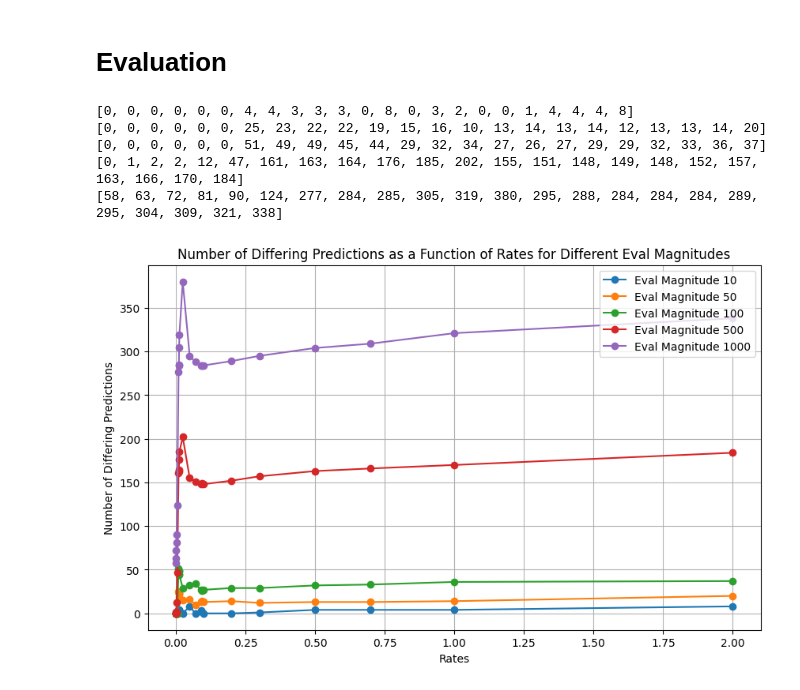
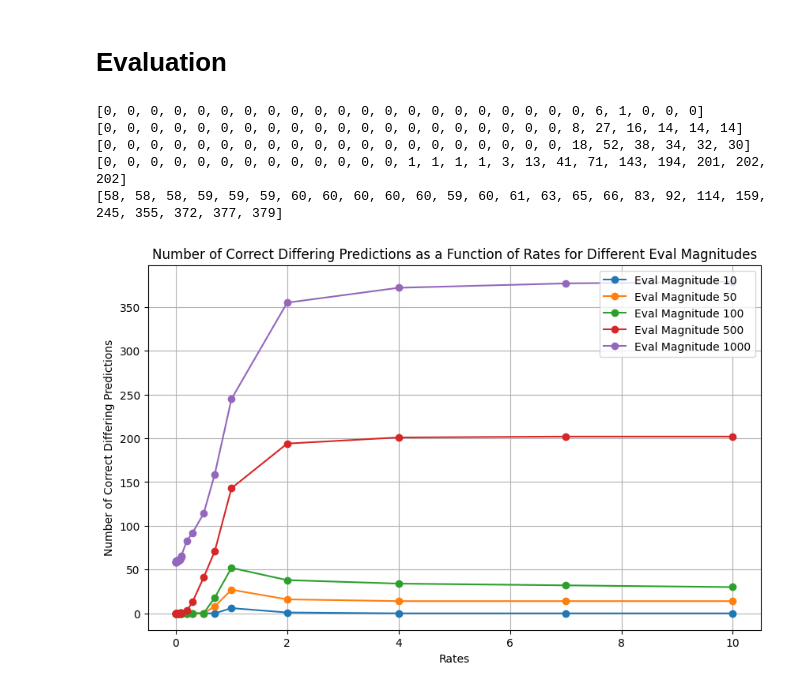
Before and after one commit to maethan/BTB-5190, a Jupyter notebook: Colab Notebooks/CIS_519_Project_Part_2.ipynb, the cells around one changed output. Cells and saved outputs as stored; diff of their text form; code cells hidden in the pictures.

```diff
--- a/Colab Notebooks/CIS_519_Project_Part_2.ipynb
+++ b/Colab Notebooks/CIS_519_Project_Part_2.ipynb
@@ -375,7 +405,7 @@ class CustomLogisticRegression:
         return A
 
     def penalty(self, X, pred):
-      sig_grad = (1 - pred)
+      sig_grad = pred * (1 - pred)
       p_cs = X[:,0]
       pena = 0
       for i, sig_g in enumerate(sig_grad):
@@ -396,7 +426,7 @@ class CustomLogisticRegression:
               pena -= sig_g
 
 
-      return (self.c * pena / X.shape[1])
+      return (self.c * pena / X.shape[0])
 
     def fit(self, X, y):
         n_samples, n_features = X.shape
@@ -548,7 +578,7 @@ def count_differing(df):
     #        ((df['home_line'] > 0) & (df['label'] == 1))
     return matching_rows
 
-rates = [0, .001, 0.0015, 0.002, 0.003 , 0.005, 0.01, 0.0105, 0.011, 0.012, 0.013, .025 , 0.05, 0.07, 0.09, 0.095, .1, .2, .3, .5, 0.7, 1, 2]
+rates = [0, .001, 0.0015, 0.002, 0.003 , 0.005, 0.01, 0.0105, 0.011, 0.012, 0.013, .025 , 0.05, 0.07, 0.09, 0.095, .1, .2, .3, .5, 0.7, 1, 2, 4, 7, 10]
 eval_magnitude = [10, 50, 100, 500, 1000]
 different = []
 differents = {}
@@ -599,26 +629,26 @@ for mag in eval_magnitude:
   different = differents[mag]
   print([row[1] for row in different])
 # %% [output]
-[0, 0, 0, 0, 0, 0, 4, 4, 3, 3, 3, 0, 8, 0, 3, 2, 0, 0, 1, 4, 4, 4, 8]
-[0, 0, 0, 0, 0, 0, 25, 23, 22, 22, 19, 15, 16, 10, 13, 14, 13, 14, 12, 13, 13, 14, 20]
-[0, 0, 0, 0, 0, 0, 51, 49, 49, 45, 44, 29, 32, 34, 27, 26, 27, 29, 29, 32, 33, 36, 37]
-[0, 1, 2, 2, 12, 47, 161, 163, 164, 176, 185, 202, 155, 151, 148, 149, 148, 152, 157, 163, 166, 170, 184]
-[58, 63, 72, 81, 90, 124, 277, 284, 285, 305, 319, 380, 295, 288, 284, 284, 284, 289, 295, 304, 309, 321, 338]
+[0, 0, 0, 0, 0, 0, 0, 0, 0, 0, 0, 0, 0, 0, 0, 0, 0, 0, 0, 0, 0, 6, 1, 0, 0, 0]
+[0, 0, 0, 0, 0, 0, 0, 0, 0, 0, 0, 0, 0, 0, 0, 0, 0, 0, 0, 0, 8, 27, 16, 14, 14, 14]
+[0, 0, 0, 0, 0, 0, 0, 0, 0, 0, 0, 0, 0, 0, 0, 0, 0, 0, 0, 0, 18, 52, 38, 34, 32, 30]
+[0, 0, 0, 0, 0, 0, 0, 0, 0, 0, 0, 0, 0, 1, 1, 1, 1, 3, 13, 41, 71, 143, 194, 201, 202, 202]
+[58, 58, 58, 59, 59, 59, 60, 60, 60, 60, 60, 59, 60, 61, 63, 65, 66, 83, 92, 114, 159, 245, 355, 372, 377, 379]
 # %%
 import matplotlib.pyplot as plt
 
 plt.figure(figsize=(10, 6))  # Create one figure
 
 for mag in eval_magnitude:
   different = differents[mag]
   diff_values = [row[1] for row in different]
   plt.plot(rates, diff_values, marker='o', label=f'Eval Magnitude {mag}')  # Add label for legend
 
 plt.xlabel('Rates')
-plt.ylabel('Number of Differing Predictions')
-plt.title('Number of Differing Predictions as a Function of Rates for Different Eval Magnitudes')
+plt.ylabel('Number of Correct Differing Predictions')
+plt.title('Number of Correct Differing Predictions as a Function of Rates for Different Eval Magnitudes')
 plt.grid(True)
 plt.legend()  # Add legend to the plot
 plt.show()
 # %% [output]
-[figure, old version]
+[figure, new version]
```
Also changed, not shown: parts of 12 cells of this notebook, 1 other file.
